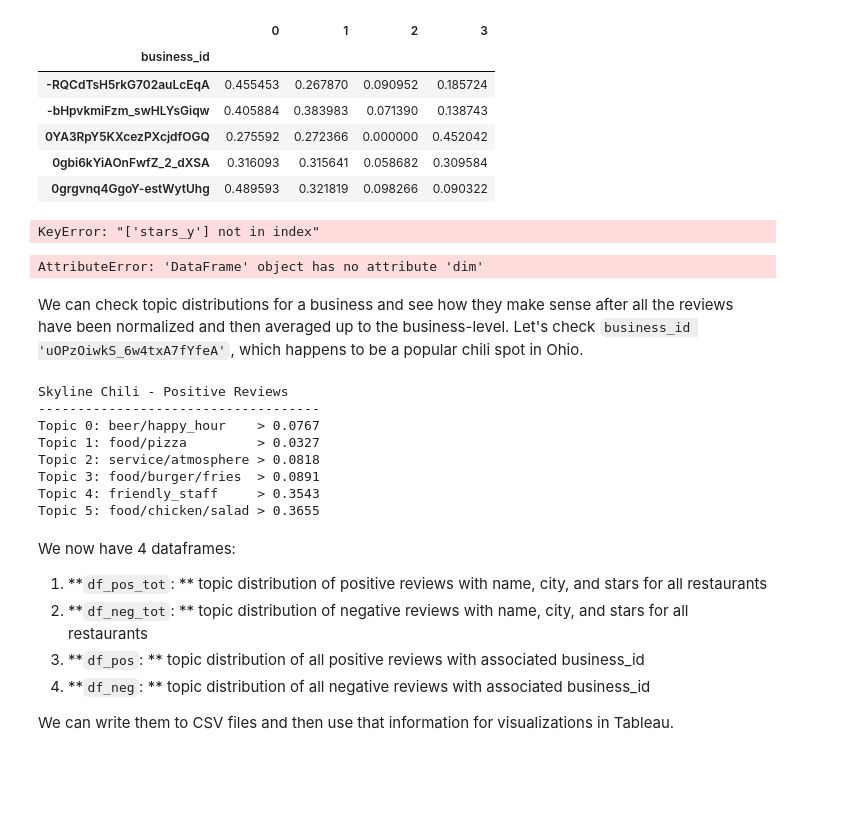
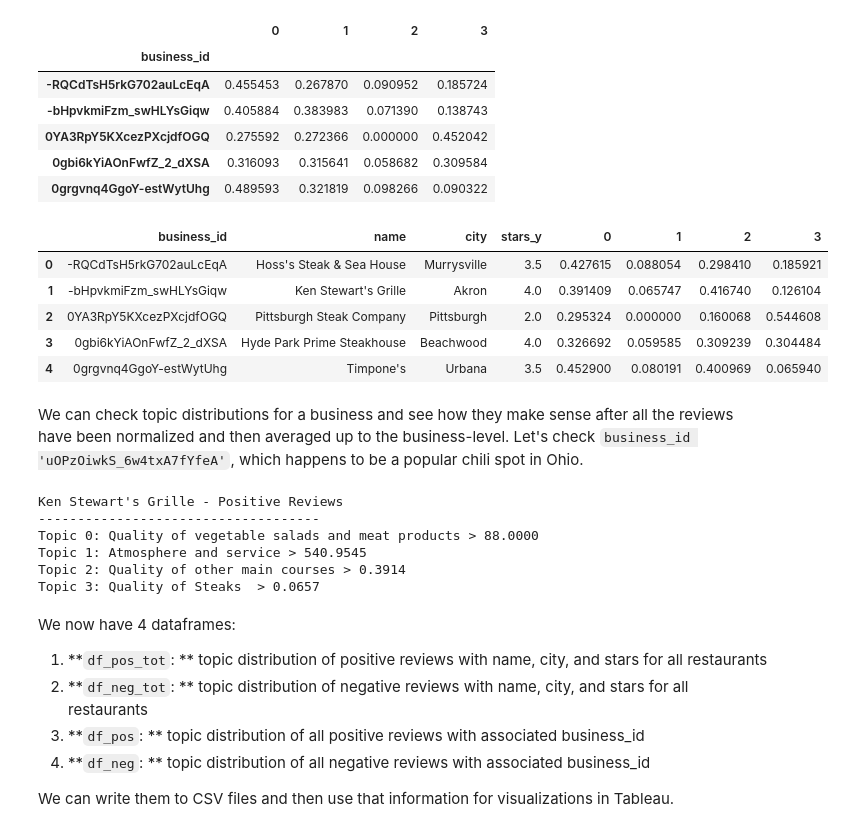
Before and after one commit to Jonquil-129/Yelp_review_analysis, a Jupyter notebook: 2.Model_Building.ipynb, the cells around one changed output. Saved outputs shown, nothing was run; the diff lists cells and outputs as text; code cells hidden in the pictures; blank space fills up the shorter version.

```diff
--- a/2.Model_Building.ipynb
+++ b/2.Model_Building.ipynb
@@ -572,0 +572,4 @@ steak_df[['id', 'name', 'city', 'stars_x']].head()
+# %%
+steakid=steak_df.groupby('business_id').apply(lambda x: x)
+steakid=steakid.drop_duplicates()
+steakid.head()
@@ -582,37 +592,37 @@ test.head()
 | 0gbi6kYiAOnFwfZ_2_dXSA | 0.316093 | 0.315641 | 0.058682 | 0.309584 |
 | 0grgvnq4GgoY-estWytUhg | 0.489593 | 0.321819 | 0.098266 | 0.090322 |
 # %%
-# merge business name/city with topic data
-df_pos_tot = df_pos_bsns.merge(steak_df[['id','name', 'city', 'stars_x']], left_on='business_id',
-                               right_on='id')[['business_id', 'name', 'city','stars_y', 0, 1, 2, 3]]
+df_pos_tot = df_pos_bsns.merge(steakid[['business_id','name', 'city', 'stars_y']], left_on='business_id',
+                               right_on='business_id')[['business_id', 'name', 'city','stars_y', 0, 1, 2, 3]]
 
-df_neg_tot = df_neg_bsns.merge(steak_df[[ 'id','name', 'city', 'stars_x']], left_on='business_id',
-                               right_on='id')[['business_id', 'name', 'city','stars_y', 0, 1, 2, 3]]
+df_neg_tot = df_neg_bsns.merge(steakid[[ 'business_id','name', 'city', 'stars_y']], left_on='business_id',
+                               right_on='business_id')[['business_id', 'name', 'city','stars_y', 0, 1, 2, 3]]
-# %% [output]
-KeyError: "['stars_y'] not in index"
 # %%
 # peek into business/topic distributions
 #df_pos_tot.head()
-df_pos_tot.dim()
+df_pos_tot.head()
 # %% [output]
-AttributeError: 'DataFrame' object has no attribute 'dim'
+|  | business_id | name | city | stars_y | 0 | 1 | 2 | 3 |
+| 0 | -RQCdTsH5rkG702auLcEqA | Hoss's Steak & Sea House | Murrysville | 3.5 | 0.427615 | 0.088054 | 0.298410 | 0.185921 |
+| 1 | -bHpvkmiFzm_swHLYsGiqw | Ken Stewart's Grille | Akron | 4.0 | 0.391409 | 0.065747 | 0.416740 | 0.126104 |
+| 2 | 0YA3RpY5KXcezPXcjdfOGQ | Pittsburgh Steak Company | Pittsburgh | 2.0 | 0.295324 | 0.000000 | 0.160068 | 0.544608 |
+| 3 | 0gbi6kYiAOnFwfZ_2_dXSA | Hyde Park Prime Steakhouse | Beachwood | 4.0 | 0.326692 | 0.059585 | 0.309239 | 0.304484 |
+| 4 | 0grgvnq4GgoY-estWytUhg | Timpone's | Urbana | 3.5 | 0.452900 | 0.080191 | 0.400969 | 0.065940 |
 # %% [markdown]
 We can check topic distributions for a business and see how they make sense after all the reviews have been normalized and then averaged up to the business-level. Let's check `business_id 'uOPzOiwkS_6w4txA7fYfeA'`, which happens to be a popular chili spot in Ohio.
 # %%
-scores = df_pos_bsns[df_pos_bsns.business_id == 'uOPzOiwkS_6w4txA7fYfeA'].iloc[:,-6:].values
-print(oh_df[oh_df.id == 'uOPzOiwkS_6w4txA7fYfeA']['name'].values[0] + ' - Positive Reviews')
+scores = df_pos_bsns[df_pos_bsns.business_id == '-bHpvkmiFzm_swHLYsGiqw'].iloc[:,-6:].values
+print(steakid[steakid.business_id == '-bHpvkmiFzm_swHLYsGiqw']['name'].values[0] + ' - Positive Reviews')
 print('-'*36)
 for n in pos_topics:
     print('Topic {}: {:18} > {:.4f}'.format(n, pos_topics[n], scores[0][n]))
 # %% [output]
-Skyline Chili - Positive Reviews
+Ken Stewart's Grille - Positive Reviews
 ------------------------------------
-Topic 0: beer/happy_hour    > 0.0767
-Topic 1: food/pizza         > 0.0327
-Topic 2: service/atmosphere > 0.0818
-Topic 3: food/burger/fries  > 0.0891
-Topic 4: friendly_staff     > 0.3543
-Topic 5: food/chicken/salad > 0.3655
+Topic 0: Quality of vegetable salads and meat products > 88.0000
+Topic 1: Atmosphere and service > 540.9545
+Topic 2: Quality of other main courses > 0.3914
+Topic 3: Quality of Steaks  > 0.0657
 # %% [markdown]
 We now have 4 dataframes:
 1. **`df_pos_tot`: ** topic distribution of positive reviews with name, city, and stars for all restaurants
```
Also changed, not shown: parts of 33 cells of this notebook.
